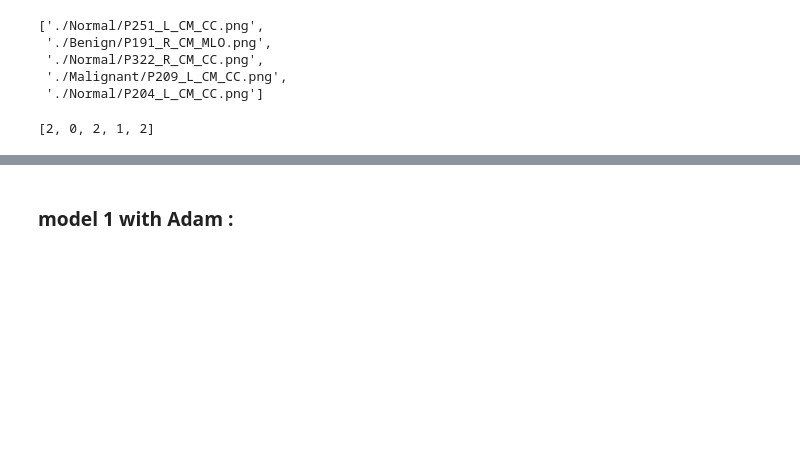
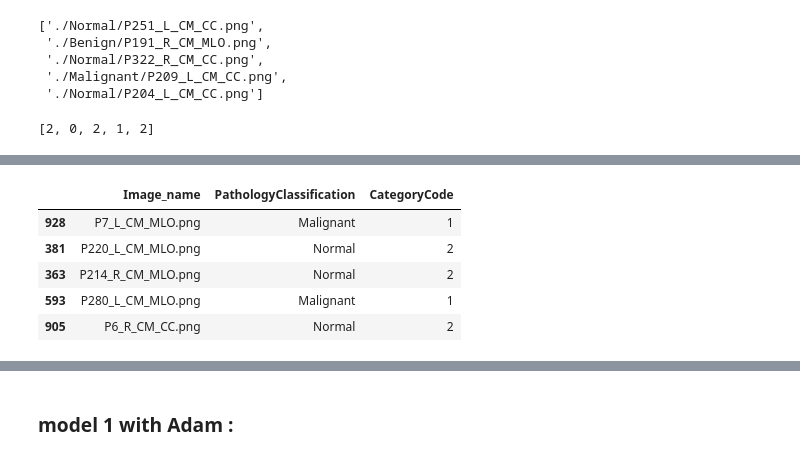
Before and after one commit to abdolazizsalimi/PGU_DataMining_1402, a Jupyter notebook: finalProject/Breast-Canser-notebook.ipynb, the cells around one changed output, grey strips where cells are left out. Drawn from its saved outputs; the diff is of its cells as text; code cells hidden in the pictures; blank space fills up the shorter version.

```diff
--- a/finalProject/Breast-Canser-notebook.ipynb
+++ b/finalProject/Breast-Canser-notebook.ipynb
@@ -614,0 +575,9 @@ print(h5py.__version__)
+# %%
+val_df.head()
+# %% [output]
+|  | Image_name | PathologyClassification | CategoryCode |
+| 928 | P7_L_CM_MLO.png | Malignant | 1 |
+| 381 | P220_L_CM_MLO.png | Normal | 2 |
+| 363 | P214_R_CM_MLO.png | Normal | 2 |
+| 593 | P280_L_CM_MLO.png | Malignant | 1 |
+| 905 | P6_R_CM_CC.png | Normal | 2 |
```
Also changed, not shown: parts of 40 cells of this notebook, 1 other file.
